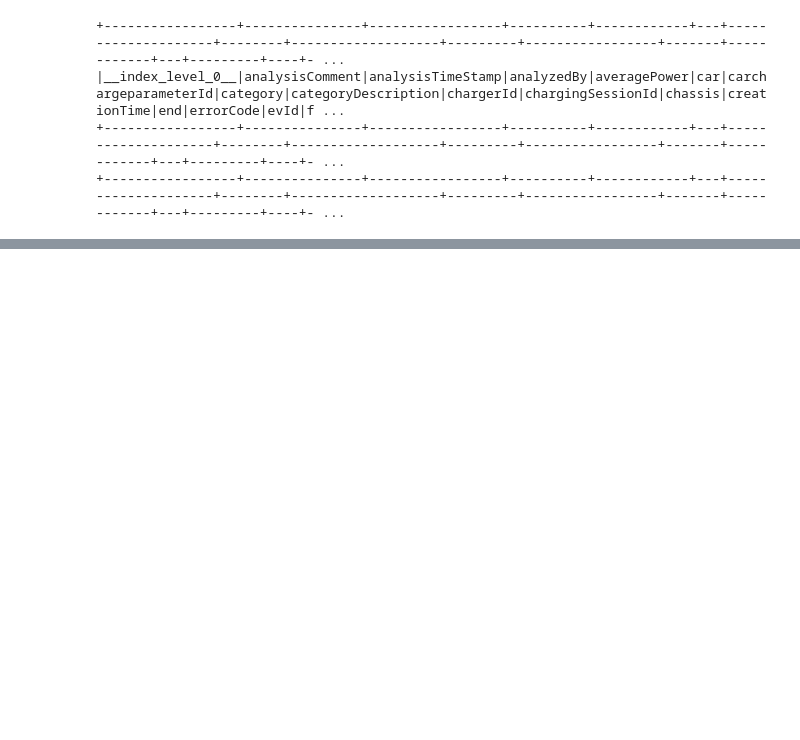
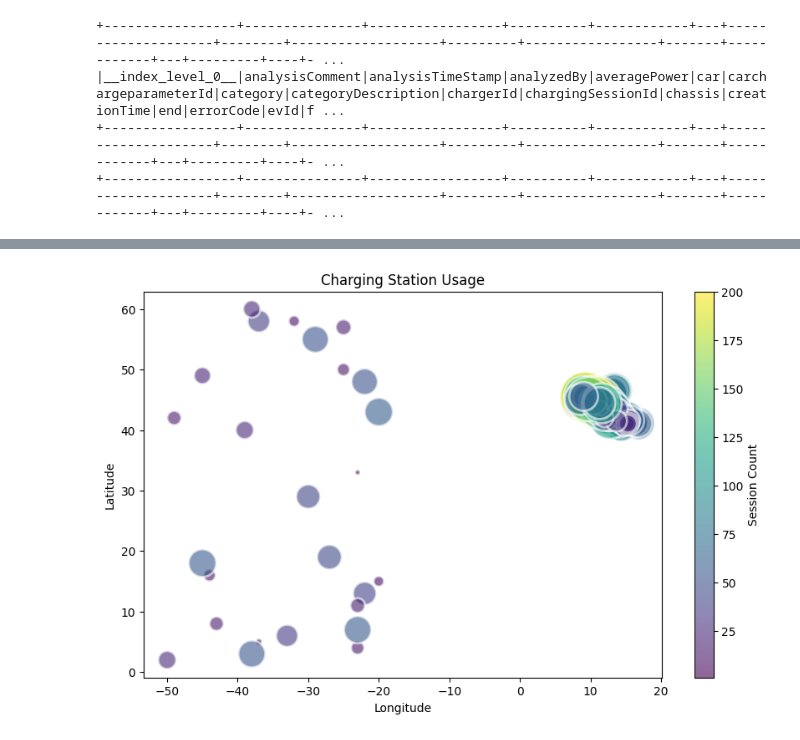
Before and after one commit to trangdtk-vnu/charging_stations, a Jupyter notebook: parquet.ipynb, the cells around one changed output, grey strips where cells are left out. Cells and saved outputs as stored; diff of their text form; code cells hidden in the pictures; blank space fills up the shorter version.

```diff
--- a/parquet.ipynb
+++ b/parquet.ipynb
@@ -283,0 +430,19 @@ only showing top 20 rows
+# %%
+# Assuming 'location_behavior' DataFrame has been calculated
+location_behavior = df_cleaned.groupBy("gpsLat", "gpsLong").count().withColumnRenamed("count", "session_count")
+
+# Convert to pandas DataFrame for plotting
+location_behavior_pd = location_behavior.toPandas()
+
+# Scatter plot of charging stations by session count
+plt.figure(figsize=(10, 6))
+plt.scatter(location_behavior_pd['gpsLong'], location_behavior_pd['gpsLat'],
+            s=location_behavior_pd['session_count']*10,  # Size by session count
+            c=location_behavior_pd['session_count'], cmap='viridis', alpha=0.6, edgecolors="w", linewidth=2)
+plt.colorbar(label='Session Count')
+plt.xlabel('Longitude')
+plt.ylabel('Latitude')
+plt.title('Charging Station Usage')
+plt.show()
+# %% [output]
+[figure, added]
```
Also changed, not shown: parts of 20 cells of this notebook.
